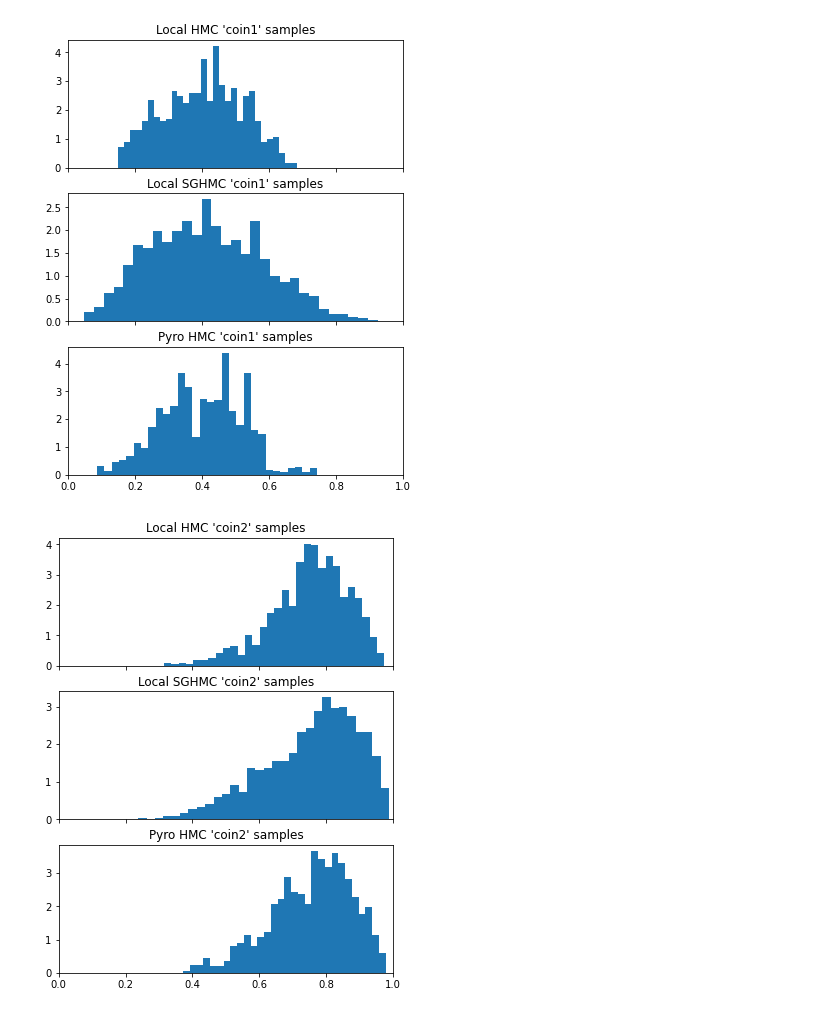
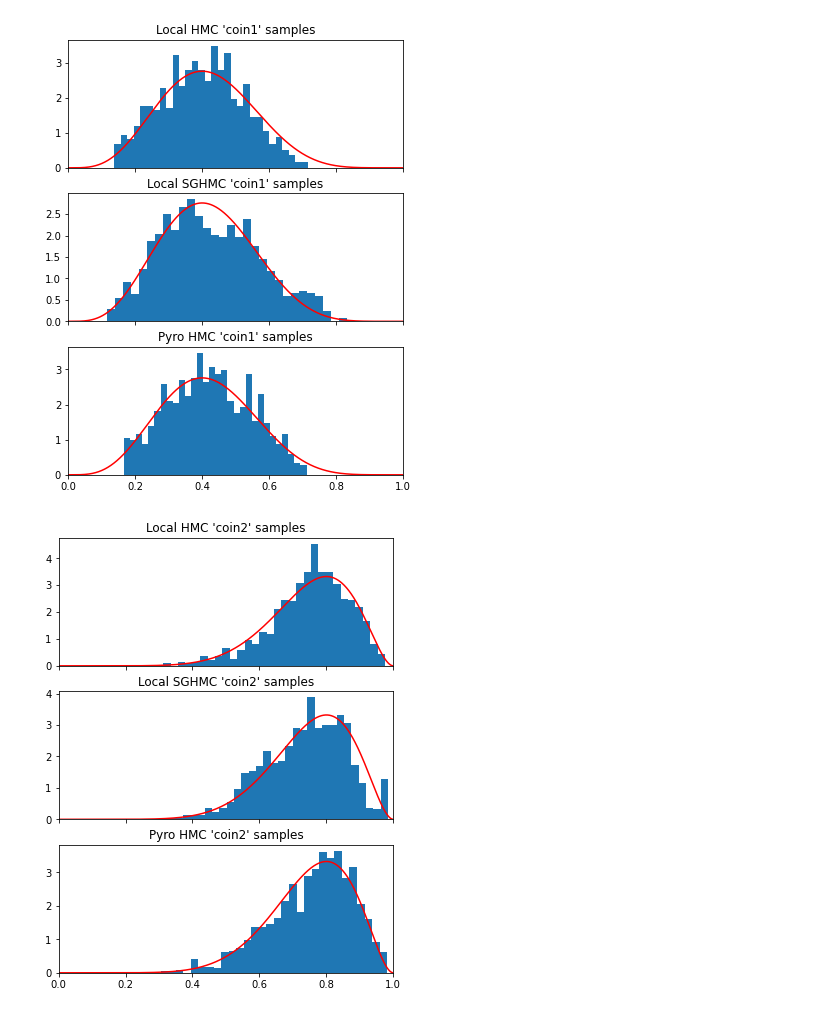
Before and after one commit to sacktock/SGHMC, a Jupyter notebook: example.ipynb, the cells around one changed output. Drawn from its saved outputs; the diff is of its cells as text; code cells hidden in the pictures.

Commit message:
added automatic step size adjustment to our HMC implementation + played around with some hyper parameters

```diff
--- a/example.ipynb
+++ b/example.ipynb
@@ -32,7 +34,7 @@ def model(x1, x2, alpha0=1., beta0=1.):
 
     return pyro.sample("obs1", dist.Bernoulli(f1), obs=x1), pyro.sample("obs2", dist.Bernoulli(f2), obs=x2)
 # %%
-hmc_local = HMC_Local(model, step_size=0.75, num_steps=5)
+hmc_local = HMC_Local(model, step_size=0.1, num_steps=5, do_step_size_adaptation=True, target_accept=0.8)
 mcmc_local = MCMC(hmc_local, num_samples=1000)
 mcmc_local.run(x1, x2)
 samples_local = mcmc_local.get_samples()
@@ -43,12 +45,14 @@ sghmc_local = SGHMC_Local(model,
                           subsample_positions=[0, 1],
                           batch_size=BATCH_SIZE,
                           step_size=0.1,
-                          num_steps=10,
+                          num_steps=4,
                           with_friction=True,
                           friction_term=None,
+                          friction_constant=1.0,
                           obs_info_noise=True,
                           do_mh_correction=False,
-                          do_step_size_adaptation=False)
+                          do_step_size_adaptation=True,
+                          target_accept=0.8)
 
 sg_mcmc_local = MCMC(sghmc_local, num_samples=1000)
 sg_mcmc_local.run(x1, x2)
@@ -60,31 +64,51 @@ mcmc_pyro.run(x1, x2)
 samples_pyro = mcmc_pyro.get_samples()
 # %%
 fig, axs = plt.subplots(3, 1, figsize=(6, 8), sharex=True)
+
+def analytic_posterior(x):
+    fn = Beta(5., 7.)
+    return np.exp(fn.log_prob(x))
+
+x = torch.tensor(np.linspace(0, 1, num=1000))
+
 with torch.no_grad():
     axs[0].hist(samples_local["coin1"].numpy(), density=True, bins=30)
     axs[0].set(title="Local HMC 'coin1' samples")
+    axs[0].plot(x, analytic_posterior(x), "r", label="analytic posterior")
     axs[1].hist(sg_samples_local["coin1"].numpy(), density=True, bins=30)
     axs[1].set(title="Local SGHMC 'coin1' samples")
+    axs[1].plot(x, analytic_posterior(x), "r", label="analytic posterior")
     axs[2].hist(samples_pyro["coin1"].numpy(), density=True, bins=30)
     axs[2].set(title="Pyro HMC 'coin1' samples")
+    axs[2].plot(x, analytic_posterior(x), "r", label="analytic posterior")
 
 plt.xlim((0.0, 1.0))
 plt.show()
 #posterior samples should look like a beta(5, 7) dist
 # %% [output]
-[figure, old version]
+[figure, new version]
 # %%
 fig, axs = plt.subplots(3, 1, figsize=(6, 8), sharex=True)
+
+def analytic_posterior(x):
+    fn = Beta(9., 3.)
+    return np.exp(fn.log_prob(x))
+
+x = torch.tensor(np.linspace(0, 1, num=1000))
+
 with torch.no_grad():
     axs[0].hist(samples_local["coin2"].numpy(), density=True, bins=30)
     axs[0].set(title="Local HMC 'coin2' samples")
+    axs[0].plot(x, analytic_posterior(x), "r", label="analytic posterior")
     axs[1].hist(sg_samples_local["coin2"].numpy(), density=True, bins=30)
     axs[1].set(title="Local SGHMC 'coin2' samples")
+    axs[1].plot(x, analytic_posterior(x), "r", label="analytic posterior")
     axs[2].hist(samples_pyro["coin2"].numpy(), density=True, bins=30)
     axs[2].set(title="Pyro HMC 'coin2' samples")
+    axs[2].plot(x, analytic_posterior(x), "r", label="analytic posterior")
 
 plt.xlim((0.0, 1.0))
 plt.show()
 #posterior samples should look like a beta(9, 3) dist
 # %% [output]
-[figure, old version]
+[figure, new version]
```
Also changed, not shown: parts of 1 cell of this notebook, 6 other files.
